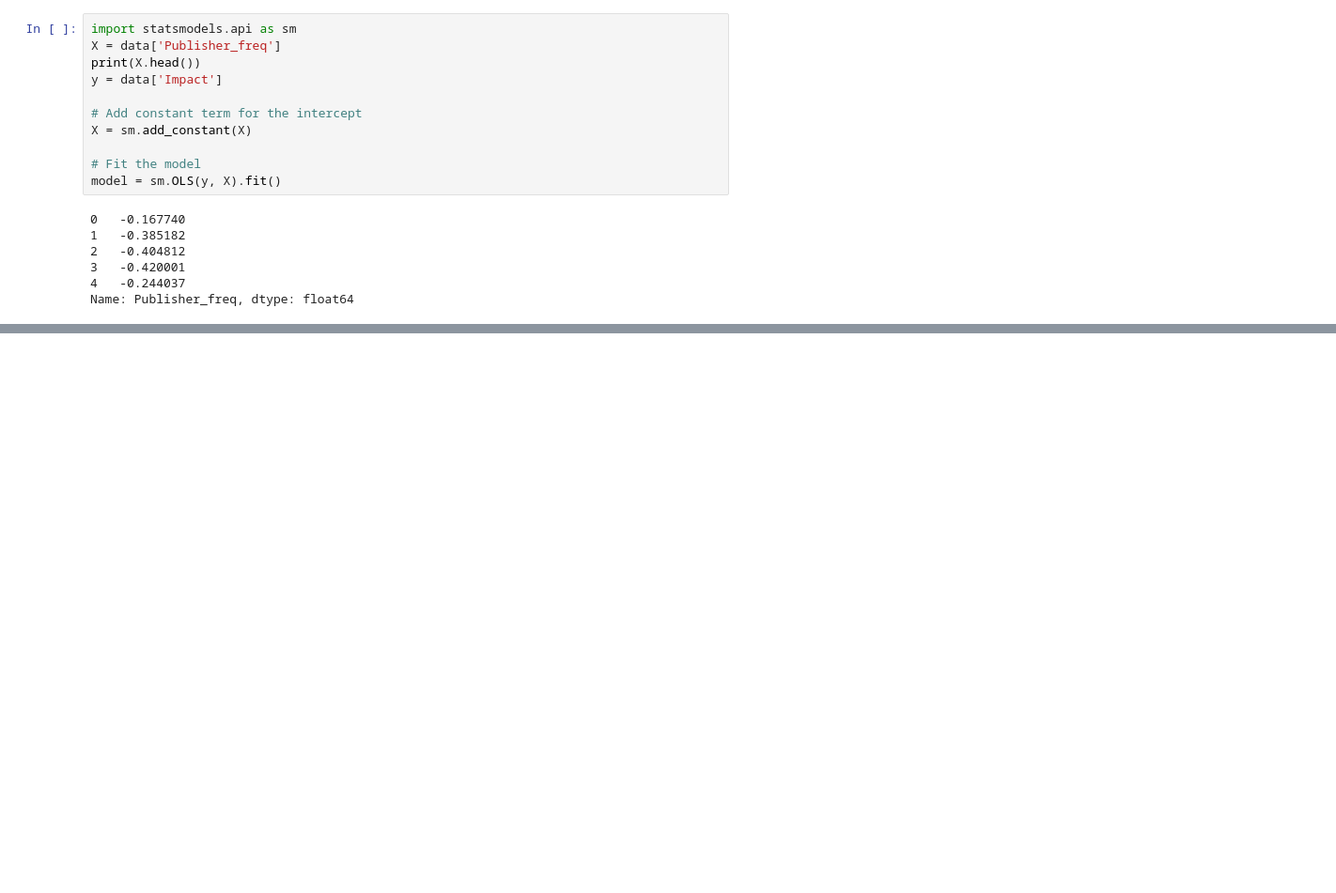
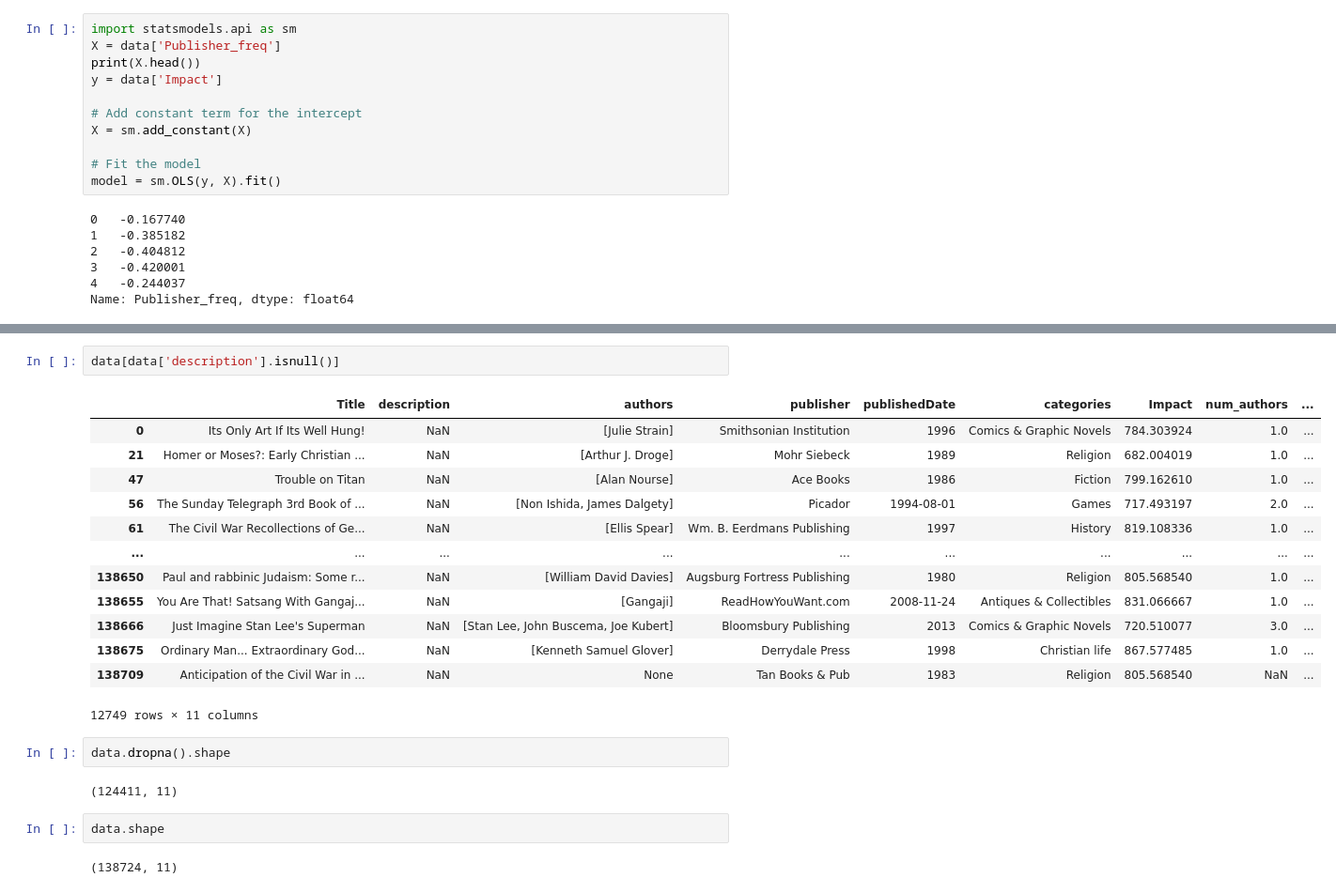
Before and after one commit to SaurabhKatariyar/Highlevel, a Jupyter notebook: EDA.ipynb, the cells around one changed output, grey strips where cells are left out. Shown: that part at 94% size. Saved outputs shown, nothing was run; the diff lists cells and outputs as text; blank space fills up the shorter version.

```diff
--- a/EDA.ipynb
+++ b/EDA.ipynb
@@ -827,3 +831,27 @@ OLS Regression Results
 | Kurtosis: | 12.210 | Cond. No. | 1.00 |
 Notes:
 [1] Standard Errors assume that the covariance matrix of the errors is correctly specified.
+# %%
+data[data['description'].isnull()]
+# %% [output]
+|  | Title | description | authors | publisher | publishedDate | categories | Impact | num_authors | ... |
+| 0 | Its Only Art If Its Well Hung! | NaN | [Julie Strain] | Smithsonian Institution | 1996 | Comics & Graphic Novels | 784.303924 | 1.0 | ... |
+| 21 | Homer or Moses?: Early Christian ... | NaN | [Arthur J. Droge] | Mohr Siebeck | 1989 | Religion | 682.004019 | 1.0 | ... |
+| 47 | Trouble on Titan | NaN | [Alan Nourse] | Ace Books | 1986 | Fiction | 799.162610 | 1.0 | ... |
+| 56 | The Sunday Telegraph 3rd Book of ... | NaN | [Non Ishida, James Dalgety] | Picador | 1994-08-01 | Games | 717.493197 | 2.0 | ... |
+| 61 | The Civil War Recollections of Ge... | NaN | [Ellis Spear] | Wm. B. Eerdmans Publishing | 1997 | History | 819.108336 | 1.0 | ... |
+| ... | ... | ... | ... | ... | ... | ... | ... | ... | ... |
+| 138650 | Paul and rabbinic Judaism: Some r... | NaN | [William David Davies] | Augsburg Fortress Publishing | 1980 | Religion | 805.568540 | 1.0 | ... |
+| 138655 | You Are That! Satsang With Gangaj... | NaN | [Gangaji] | ReadHowYouWant.com | 2008-11-24 | Antiques & Collectibles | 831.066667 | 1.0 | ... |
+| 138666 | Just Imagine Stan Lee's Superman | NaN | [Stan Lee, John Buscema, Joe Kubert] | Bloomsbury Publishing | 2013 | Comics & Graphic Novels | 720.510077 | 3.0 | ... |
+| 138675 | Ordinary Man... Extraordinary God... | NaN | [Kenneth Samuel Glover] | Derrydale Press | 1998 | Christian life | 867.577485 | 1.0 | ... |
+| 138709 | Anticipation of the Civil War in ... | NaN | None | Tan Books & Pub | 1983 | Religion | 805.568540 | NaN | ... |
+12749 rows × 11 columns
+# %%
+data.dropna().shape
+# %% [output]
+(124411, 11)
+# %%
+data.shape
+# %% [output]
+(138724, 11)
```
Also changed, not shown: parts of 8 cells of this notebook, 3 other files.
